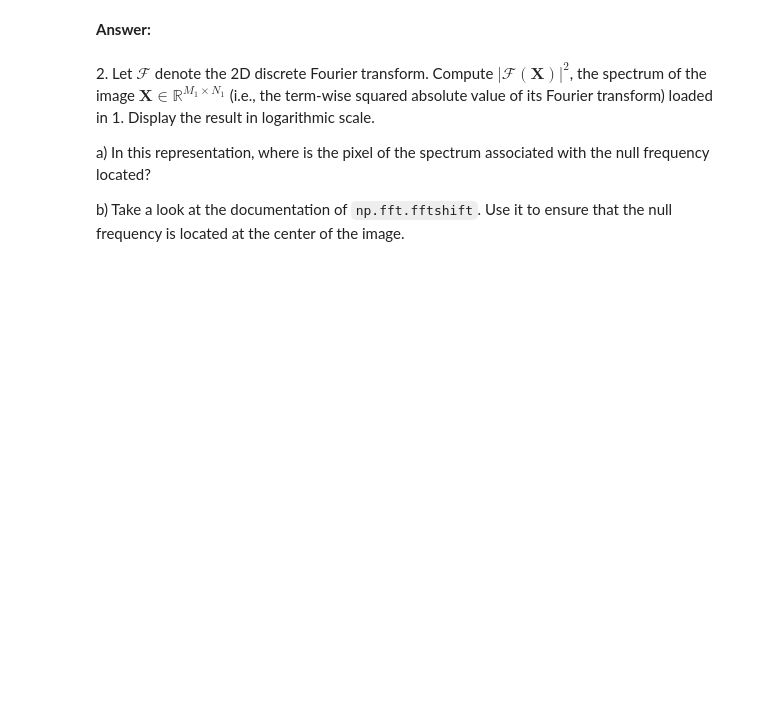
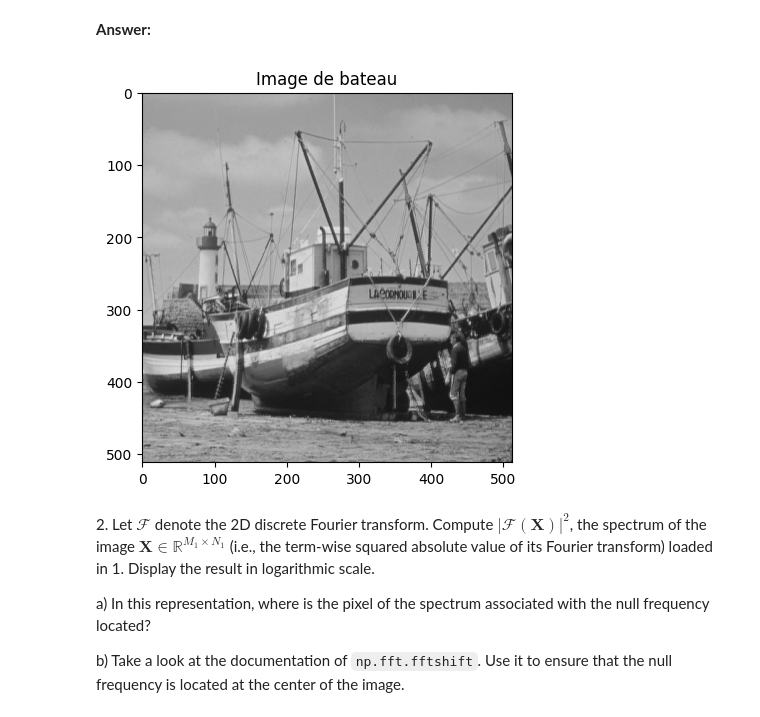
Before and after one commit to mcaron01/python_sdia, a Jupyter notebook: Labs/Lab3/lab3.ipynb, the cells around one changed output. Saved outputs shown, nothing was run; the diff lists cells and outputs as text; code cells hidden in the pictures; blank space fills up the shorter version.

```diff
--- a/Labs/Lab3/lab3.ipynb
+++ b/Labs/Lab3/lab3.ipynb
@@ -304,3 +302,30 @@ In this exercise, we explore the use of the 2-dimensional Fourier transform to f
+# %%
+# your code
+import matplotlib.pyplot as plt
+import matplotlib.image as mpimg
+import os
+
+# Spécifie le chemin du dossier contenant les images
+dossier_images = 'img/'
+
+# Liste tous les fichiers du dossier images
+images = os.listdir(dossier_images)
+
+# Choix de l'image que l'on veut charger
+nom_image = images[0]
+
+# Construit le chemin complet vers l'image
+chemin_image = os.path.join(dossier_images, nom_image)
+
+# Charge l'image
+image = mpimg.imread(chemin_image)
+
+# Affiche l'image
+plt.imshow(image)
+plt.title("Image de bateau")
+plt.show()
+# %% [output]
+[figure, added]
 # %% [markdown]
 2\. Let $\mathcal{F}$ denote the 2D discrete Fourier transform. Compute $|\mathcal{F}(\mathbf{X})|^2$, the spectrum of the image $\mathbf{X} \in \mathbb{R}^{M_1 \times N_1}$ (i.e., the term-wise squared absolute value of its Fourier transform) loaded in 1. Display the result in logarithmic scale.
 
```
Also changed, not shown: parts of 8 cells of this notebook.
